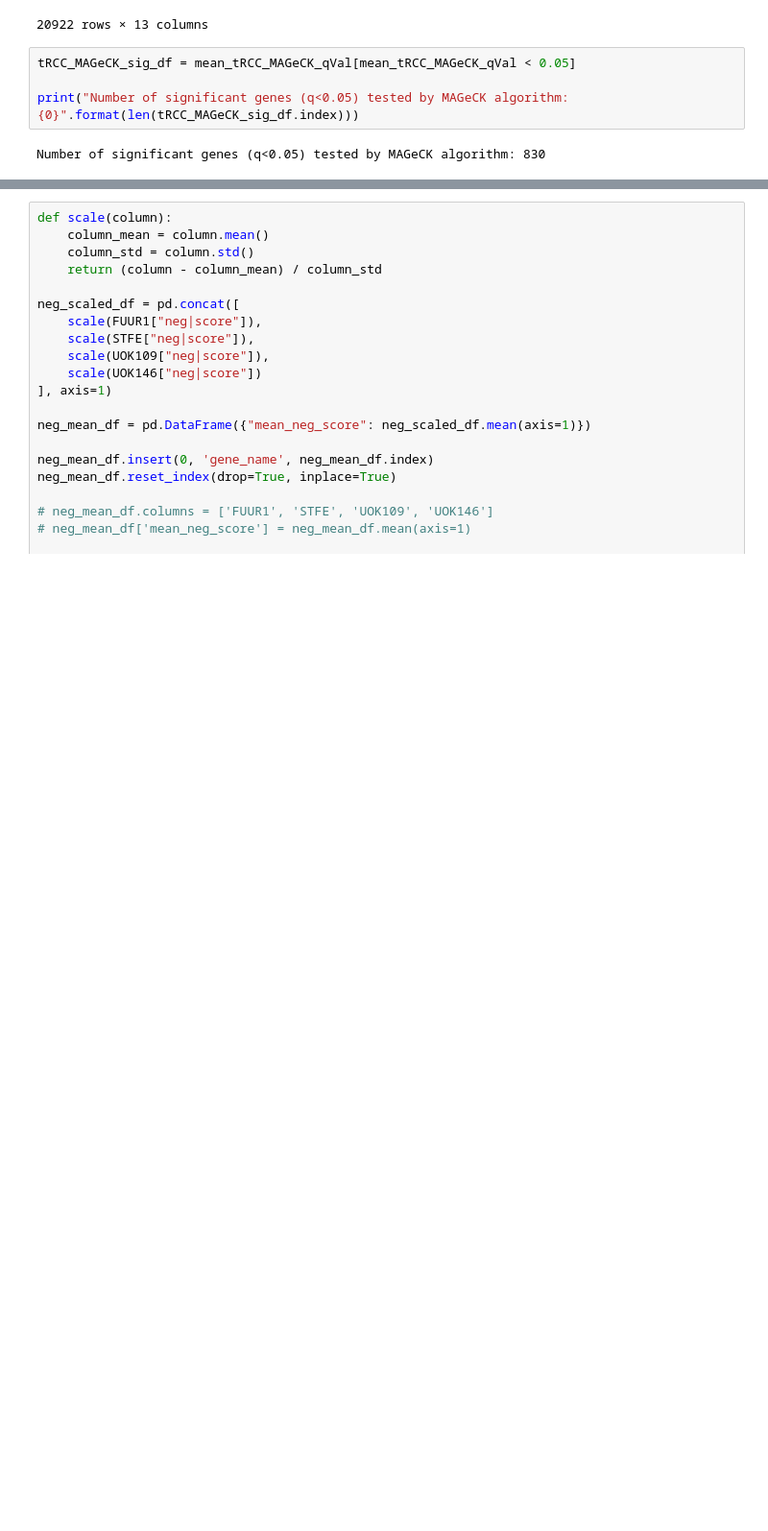
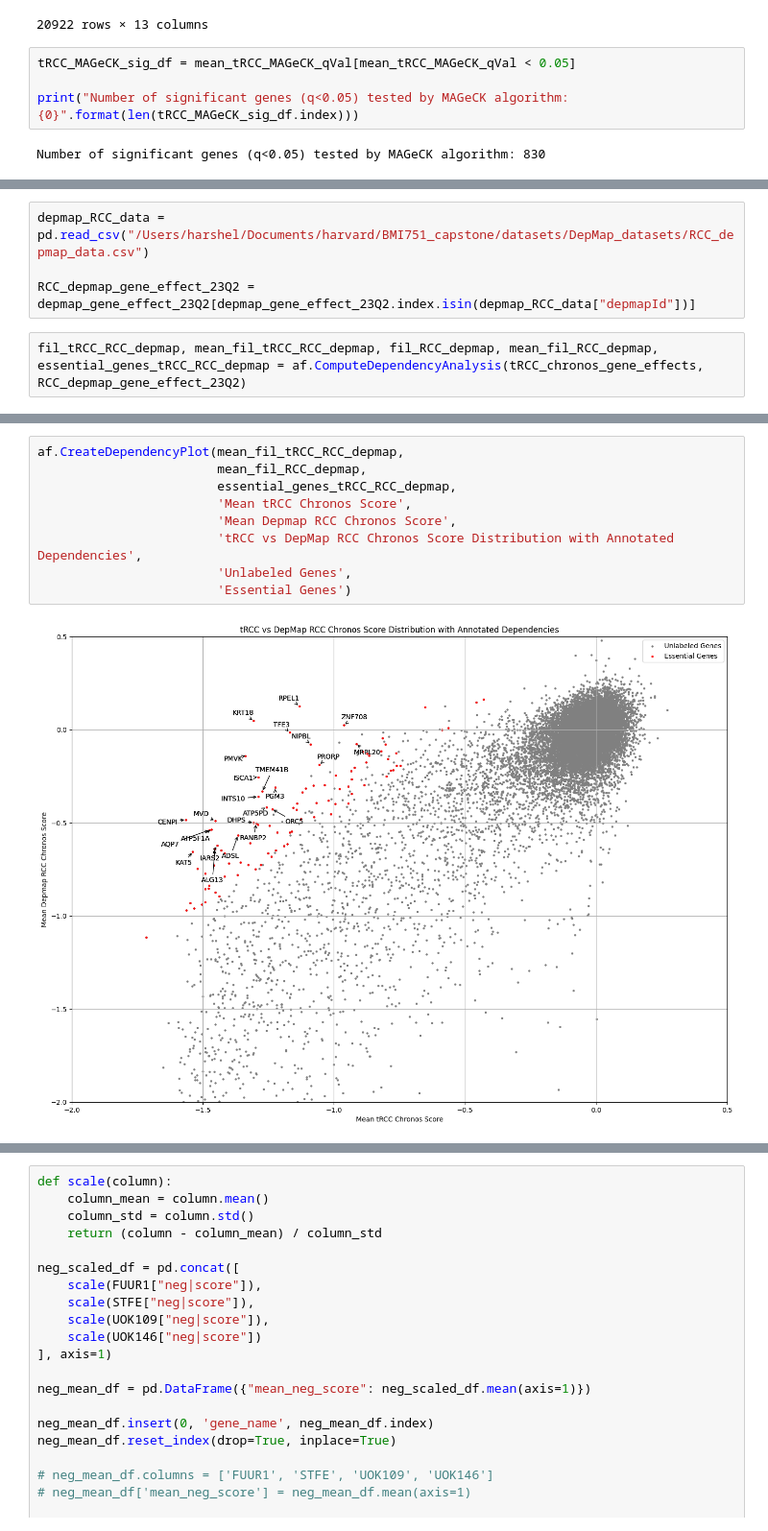
Before and after one commit to harshel-bahl/predicting-cancer-gene-dependencies, a Jupyter notebook: analysis/analysis.ipynb, the cells around one changed output, grey strips where cells are left out. Shown at 96% size. Saved outputs shown, nothing was run; the diff lists cells and outputs as text; blank space fills up the shorter version.

```diff
--- a/analysis/analysis.ipynb
+++ b/analysis/analysis.ipynb
@@ -245,0 +234,6 @@ plt.show()
+# %%
+depmap_RCC_data = pd.read_csv("/Users/harshel/Documents/harvard/BMI751_capstone/datasets/DepMap_datasets/RCC_depmap_data.csv")
+
+RCC_depmap_gene_effect_23Q2 = depmap_gene_effect_23Q2[depmap_gene_effect_23Q2.index.isin(depmap_RCC_data["depmapId"])]
+# %%
+fil_tRCC_RCC_depmap, mean_fil_tRCC_RCC_depmap, fil_RCC_depmap, mean_fil_RCC_depmap, essential_genes_tRCC_RCC_depmap = af.ComputeDependencyAnalysis(tRCC_chronos_gene_effects, RCC_depmap_gene_effect_23Q2)
@@ -245,0 +261,11 @@ plt.show()
+# %%
+af.CreateDependencyPlot(mean_fil_tRCC_RCC_depmap,
+                        mean_fil_RCC_depmap,
+                        essential_genes_tRCC_RCC_depmap,
+                        'Mean tRCC Chronos Score',
+                        'Mean Depmap RCC Chronos Score',
+                        'tRCC vs DepMap RCC Chronos Score Distribution with Annotated Dependencies',
+                        'Unlabeled Genes',
+                        'Essential Genes')
+# %% [output]
+[figure, added]
```
Also changed, not shown: parts of 29 cells of this notebook, 2 other files.
